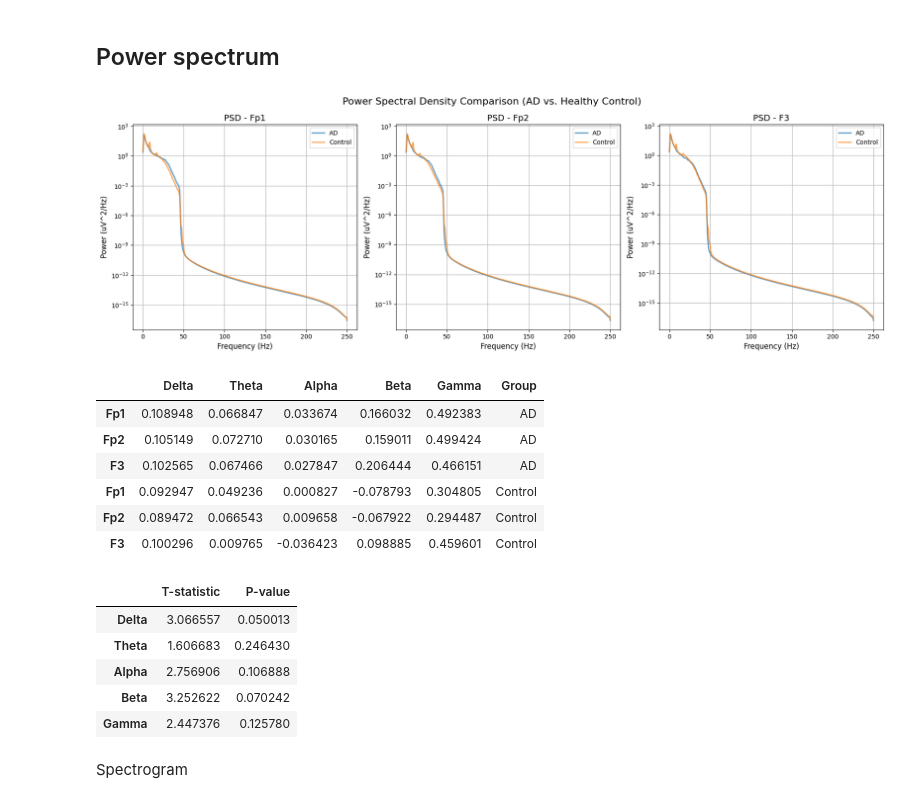
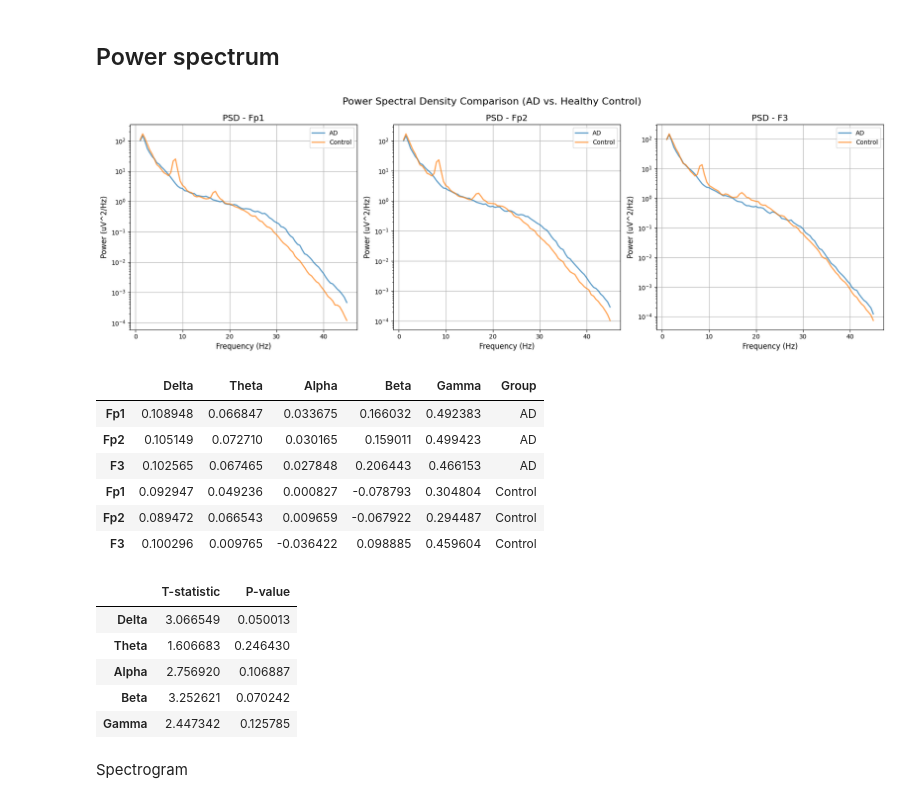
Before and after one commit to gkao25/cogs118c-final-project, a Jupyter notebook: code_final_update_1to45Hz.ipynb, the cells around one changed output. Saved outputs shown, nothing was run; the diff lists cells and outputs as text; code cells hidden in the pictures.

Commit message:
applied 1-45Hz filter for PSD

```diff
--- a/code_final_update_1to45Hz.ipynb
+++ b/code_final_update_1to45Hz.ipynb
@@ -56,35 +53,41 @@ filtered1_AD = np.array([bandpass_filter(channel) for channel in filtered_AD])
 # %%
 #Create dictionary setting definitions for each bandpower
 bands = { "Delta": (0.5, 4),
     "Theta": (4, 8),
     "Alpha": (8, 13),
     "Beta": (13, 30),
     "Gamma": (30, 100), }
 
 #Set size of plot
 plt.figure(figsize=(18, 6))
 
 # Iterate through channels and plot each PSD
 for i, channel in enumerate(["Fp1", "Fp2", "F3"]):
     f_ad, psd_ad = welch(filtered1_AD[i], fs, nperseg=fs*2)
     f_control, psd_control = welch(filtered1_Control[i], fs, nperseg=fs*2)
+
+    # Filter to keep only frequencies within 1-45 Hz
+    valid_idx = (f_ad >= 1) & (f_ad <= 45)  # Boolean mask for valid frequencies
+    f_ad, psd_ad = f_ad[valid_idx], psd_ad[valid_idx]
+    f_control, psd_control = f_control[valid_idx], psd_control[valid_idx]
+
     #Set layout, title, and design ascpects of subplots
     plt.subplot(1, 3, i + 1)
     plt.semilogy(f_ad, psd_ad, label="AD", alpha=0.7, linewidth=2)
     plt.semilogy(f_control, psd_control, label="Control", alpha=0.7, linewidth=2)
     plt.title(f"PSD - {channel}", fontsize=14)
     plt.xlabel("Frequency (Hz)", fontsize=12)
     plt.ylabel("Power (uV^2/Hz)", fontsize=12)
     plt.legend()
     plt.grid(True)
 
 #Set title for super plot
 plt.suptitle("Power Spectral Density Comparison (AD vs. Healthy Control)", fontsize=16)
 plt.tight_layout()
 plt.show()
-plt.xlim(1, 45)
+#plt.xlim(1, 45)
 # %% [output]
-[figure, old version]
+[figure, new version]
 # %%
 # Function to compute relative power in different EEG bands
 def compute_band_power(psd, freqs, bands):
@@ -115,12 +118,12 @@ df_power_comparison = pd.concat([df_ad, df_control])
 df_power_comparison
 # %% [output]
 |  | Delta | Theta | Alpha | Beta | Gamma | Group |
-| Fp1 | 0.108948 | 0.066847 | 0.033674 | 0.166032 | 0.492383 | AD |
-| Fp2 | 0.105149 | 0.072710 | 0.030165 | 0.159011 | 0.499424 | AD |
-| F3 | 0.102565 | 0.067466 | 0.027847 | 0.206444 | 0.466151 | AD |
-| Fp1 | 0.092947 | 0.049236 | 0.000827 | -0.078793 | 0.304805 | Control |
-| Fp2 | 0.089472 | 0.066543 | 0.009658 | -0.067922 | 0.294487 | Control |
-| F3 | 0.100296 | 0.009765 | -0.036423 | 0.098885 | 0.459601 | Control |
+| Fp1 | 0.108948 | 0.066847 | 0.033675 | 0.166032 | 0.492383 | AD |
+| Fp2 | 0.105149 | 0.072710 | 0.030165 | 0.159011 | 0.499423 | AD |
+| F3 | 0.102565 | 0.067465 | 0.027848 | 0.206443 | 0.466153 | AD |
+| Fp1 | 0.092947 | 0.049236 | 0.000827 | -0.078793 | 0.304804 | Control |
+| Fp2 | 0.089472 | 0.066543 | 0.009659 | -0.067922 | 0.294487 | Control |
+| F3 | 0.100296 | 0.009765 | -0.036422 | 0.098885 | 0.459604 | Control |
 # %%
 # Perform t-tests for each frequency band
 t_test_results = {}
@@ -135,11 +138,11 @@ df_t_tests = pd.DataFrame(t_test_results).T
 df_t_tests
 # %% [output]
 |  | T-statistic | P-value |
-| Delta | 3.066557 | 0.050013 |
+| Delta | 3.066549 | 0.050013 |
 | Theta | 1.606683 | 0.246430 |
-| Alpha | 2.756906 | 0.106888 |
-| Beta | 3.252622 | 0.070242 |
-| Gamma | 2.447376 | 0.125780 |
+| Alpha | 2.756920 | 0.106887 |
+| Beta | 3.252621 | 0.070242 |
+| Gamma | 2.447342 | 0.125785 |
 # %% [markdown]
 Spectrogram
 # %%
```
Also changed, not shown: parts of 7 cells of this notebook, 1 other file.
